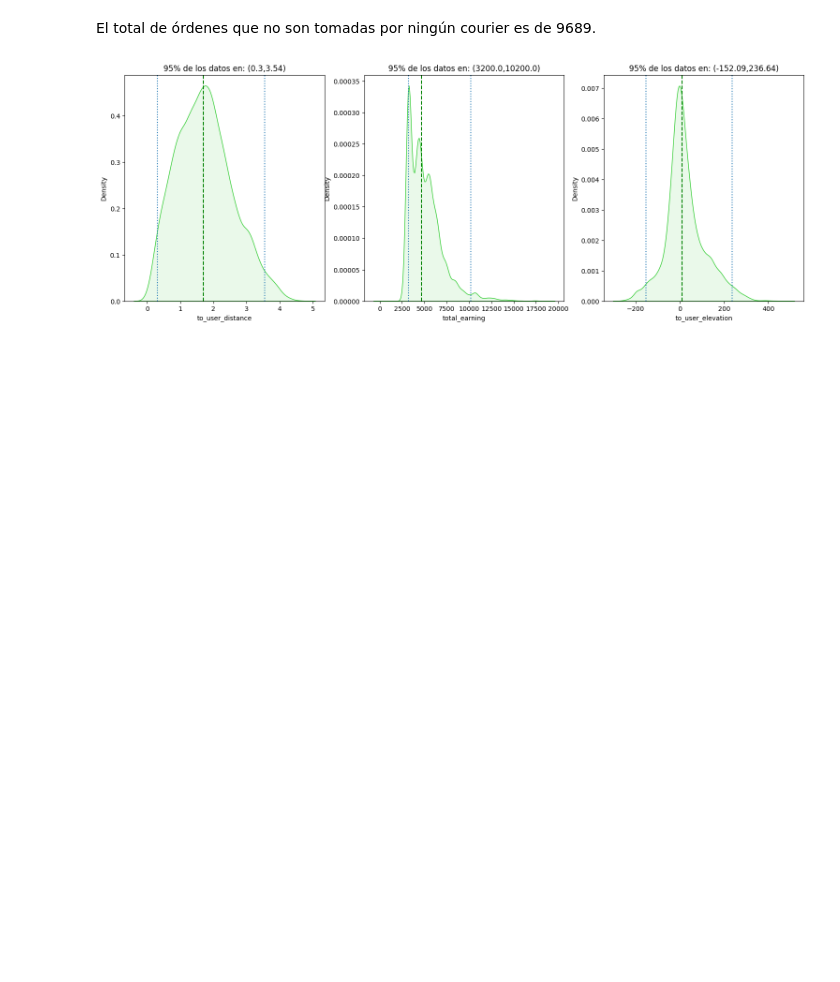
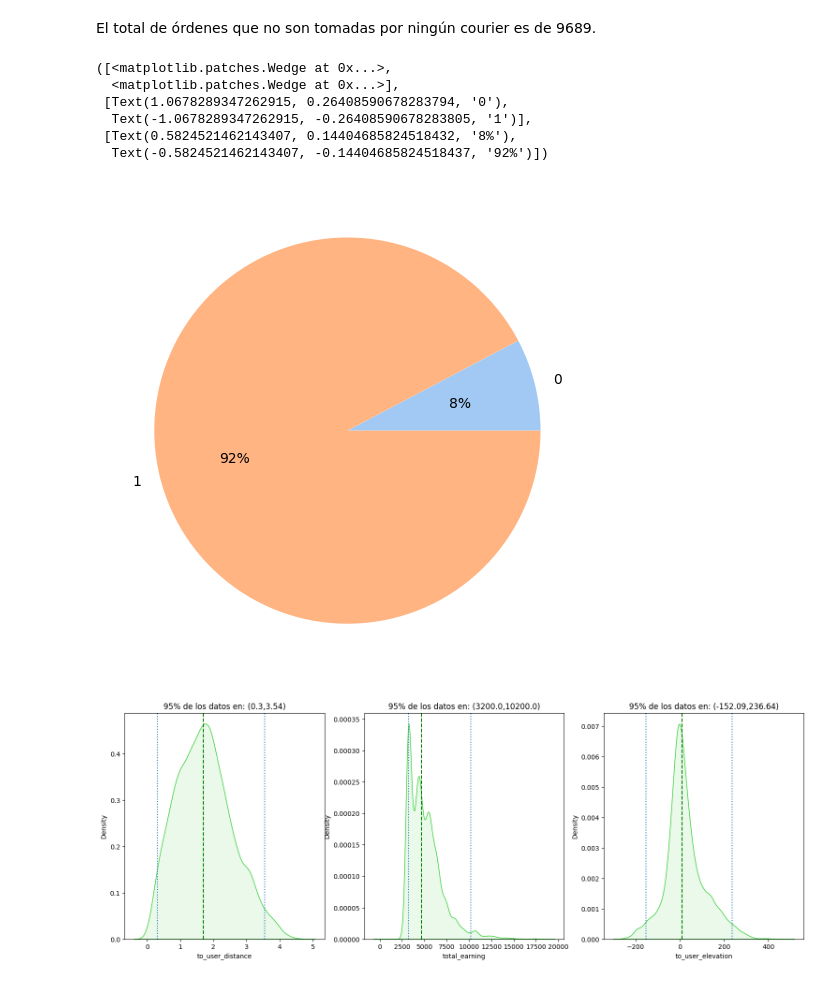
Before and after one commit to jdcarranzas/Prueba-Rappi, a Jupyter notebook: script.ipynb, the cells around one changed output. Saved outputs shown, nothing was run; the diff lists cells and outputs as text; code cells hidden in the pictures; blank space fills up the shorter version.

```diff
--- a/script.ipynb
+++ b/script.ipynb
@@ -96,6 +100,17 @@ non_taken_df.describe()
 | max | 1.590252e+07 | 9.000173e+08 | 4.670187 | 475.685425 | 18700.000000 | 0.0 |
 # %% [markdown]
 El total de órdenes que no son tomadas por ningún courier es de 9689.
+# %%
+nt_analysis = dataset.groupby(['taken'])[['order_id']].count().reset_index()
+plt.pie(nt_analysis['order_id'], labels = nt_analysis['taken'], colors = sns.color_palette('pastel'), autopct='%.0f%%')
+# %% [output]
+([<matplotlib.patches.Wedge at 0x...>,
+  <matplotlib.patches.Wedge at 0x...>],
+ [Text(1.0678289347262915, 0.26408590678283794, '0'),
+  Text(-1.0678289347262915, -0.26408590678283805, '1')],
+ [Text(0.5824521462143407, 0.14404685824518432, '8%'),
+  Text(-0.5824521462143407, -0.14404685824518437, '92%')])
+[figure, added]
 # %%
 
 
```
Also changed, not shown: parts of 3 cells of this notebook, 8 other files.
